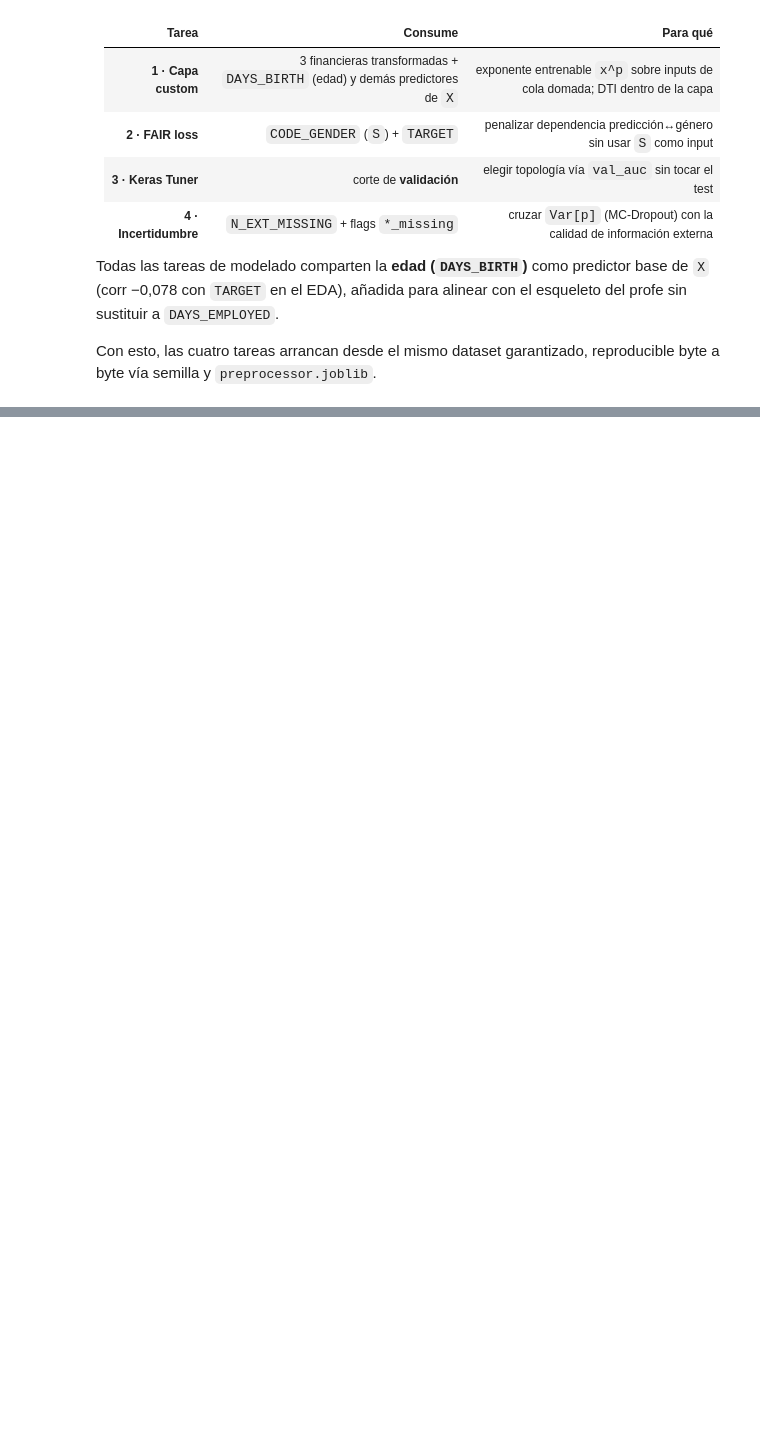
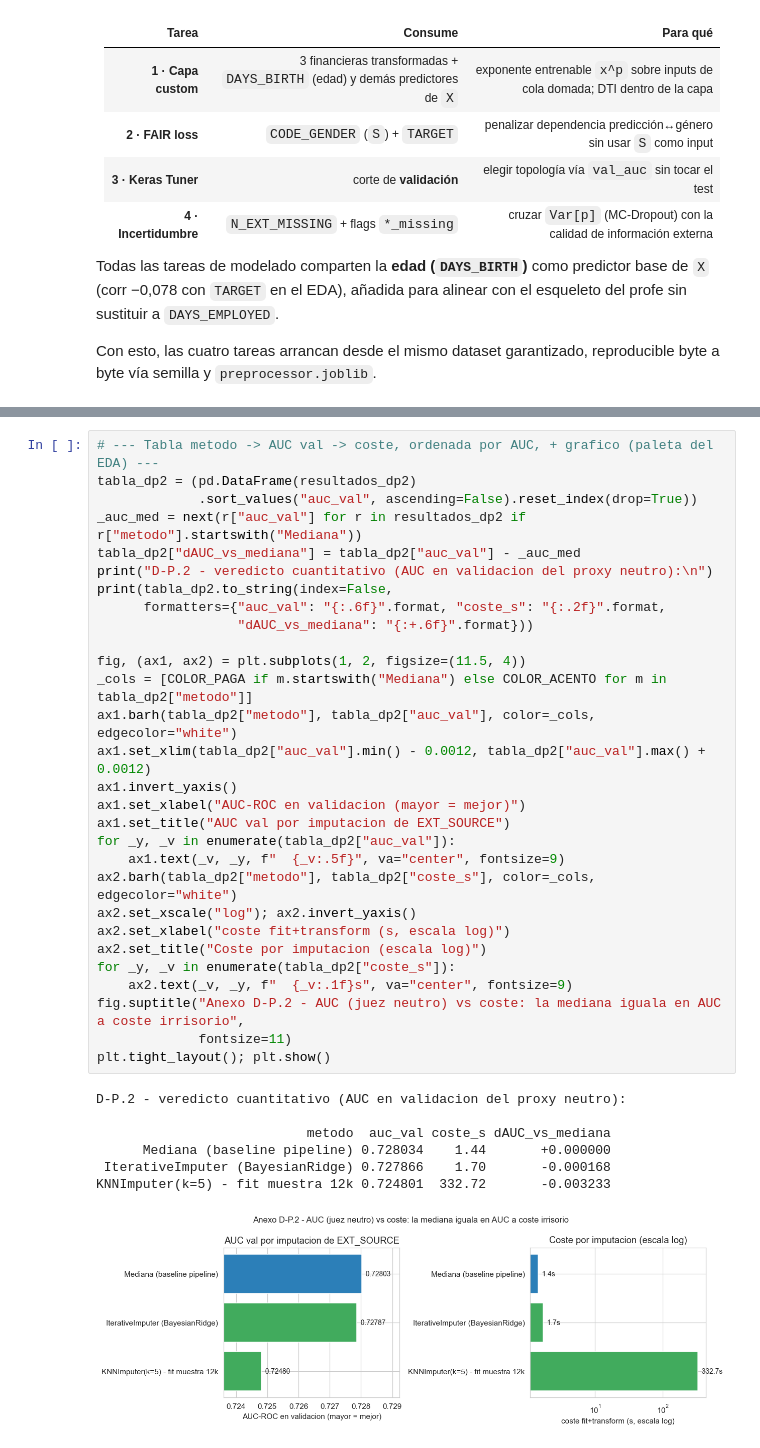
Before and after one commit to Romequinco/TALLER_FAIR_CREDIT_MODEL, a Jupyter notebook: notebooks/02_preprocesado.ipynb, the cells around one changed output, grey strips where cells are left out. Saved outputs shown, nothing was run; the diff lists cells and outputs as text; blank space fills up the shorter version.

```diff
--- a/notebooks/02_preprocesado.ipynb
+++ b/notebooks/02_preprocesado.ipynb
@@ -689,0 +778,37 @@ semilla y `preprocessor.joblib`.
+# %%
+# --- Tabla metodo -> AUC val -> coste, ordenada por AUC, + grafico (paleta del EDA) ---
+tabla_dp2 = (pd.DataFrame(resultados_dp2)
+             .sort_values("auc_val", ascending=False).reset_index(drop=True))
+_auc_med = next(r["auc_val"] for r in resultados_dp2 if r["metodo"].startswith("Mediana"))
+tabla_dp2["dAUC_vs_mediana"] = tabla_dp2["auc_val"] - _auc_med
+print("D-P.2 - veredicto cuantitativo (AUC en validacion del proxy neutro):\n")
+print(tabla_dp2.to_string(index=False,
+      formatters={"auc_val": "{:.6f}".format, "coste_s": "{:.2f}".format,
+                  "dAUC_vs_mediana": "{:+.6f}".format}))
+
+fig, (ax1, ax2) = plt.subplots(1, 2, figsize=(11.5, 4))
+_cols = [COLOR_PAGA if m.startswith("Mediana") else COLOR_ACENTO for m in tabla_dp2["metodo"]]
+ax1.barh(tabla_dp2["metodo"], tabla_dp2["auc_val"], color=_cols, edgecolor="white")
+ax1.set_xlim(tabla_dp2["auc_val"].min() - 0.0012, tabla_dp2["auc_val"].max() + 0.0012)
+ax1.invert_yaxis()
+ax1.set_xlabel("AUC-ROC en validacion (mayor = mejor)")
+ax1.set_title("AUC val por imputacion de EXT_SOURCE")
+for _y, _v in enumerate(tabla_dp2["auc_val"]):
+    ax1.text(_v, _y, f"  {_v:.5f}", va="center", fontsize=9)
+ax2.barh(tabla_dp2["metodo"], tabla_dp2["coste_s"], color=_cols, edgecolor="white")
+ax2.set_xscale("log"); ax2.invert_yaxis()
+ax2.set_xlabel("coste fit+transform (s, escala log)")
+ax2.set_title("Coste por imputacion (escala log)")
+for _y, _v in enumerate(tabla_dp2["coste_s"]):
+    ax2.text(_v, _y, f"  {_v:.1f}s", va="center", fontsize=9)
+fig.suptitle("Anexo D-P.2 - AUC (juez neutro) vs coste: la mediana iguala en AUC a coste irrisorio",
+             fontsize=11)
+plt.tight_layout(); plt.show()
+# %% [output]
+D-P.2 - veredicto cuantitativo (AUC en validacion del proxy neutro):
+
+                           metodo  auc_val coste_s dAUC_vs_mediana
+      Mediana (baseline pipeline) 0.728034    1.44       +0.000000
+ IterativeImputer (BayesianRidge) 0.727866    1.70       -0.000168
+KNNImputer(k=5) - fit muestra 12k 0.724801  332.72       -0.003233
+[figure, added]
```
Also changed, not shown: parts of 3 cells of this notebook, 1 other file.
